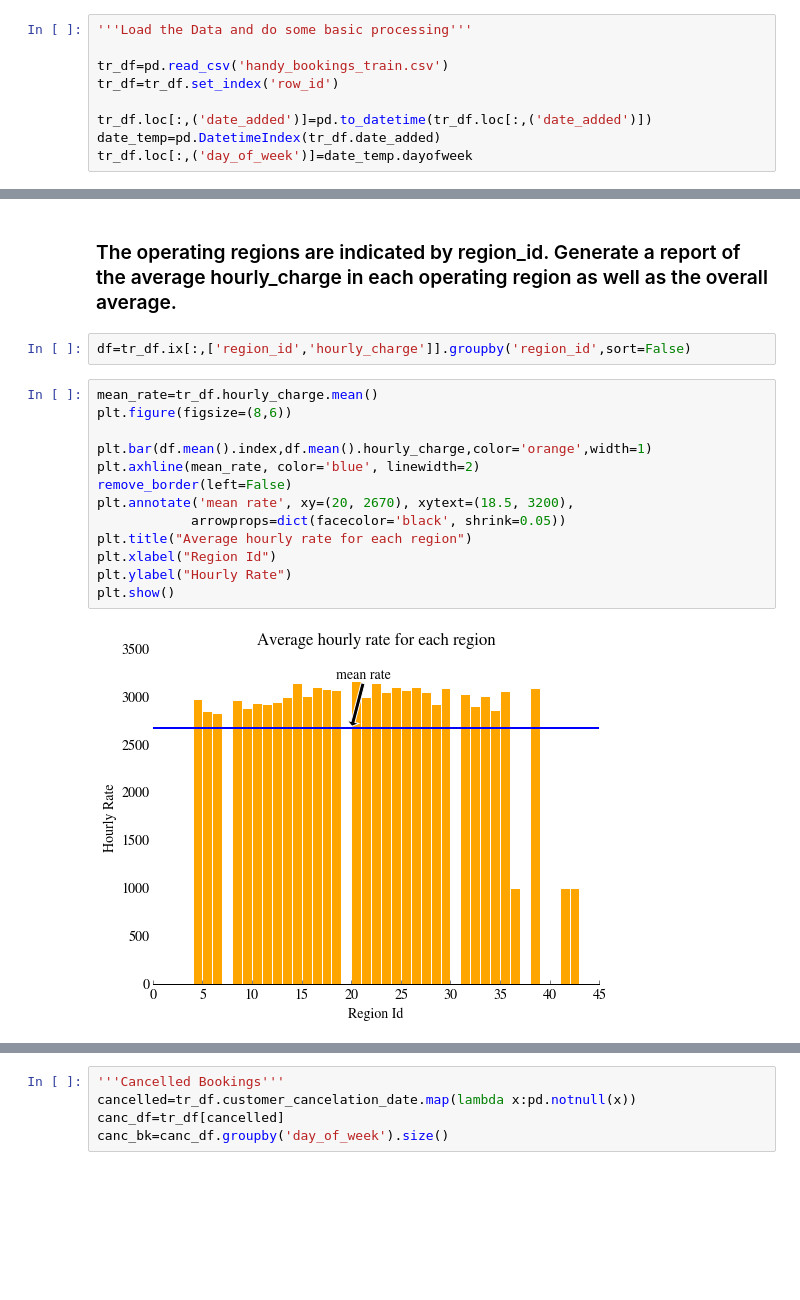
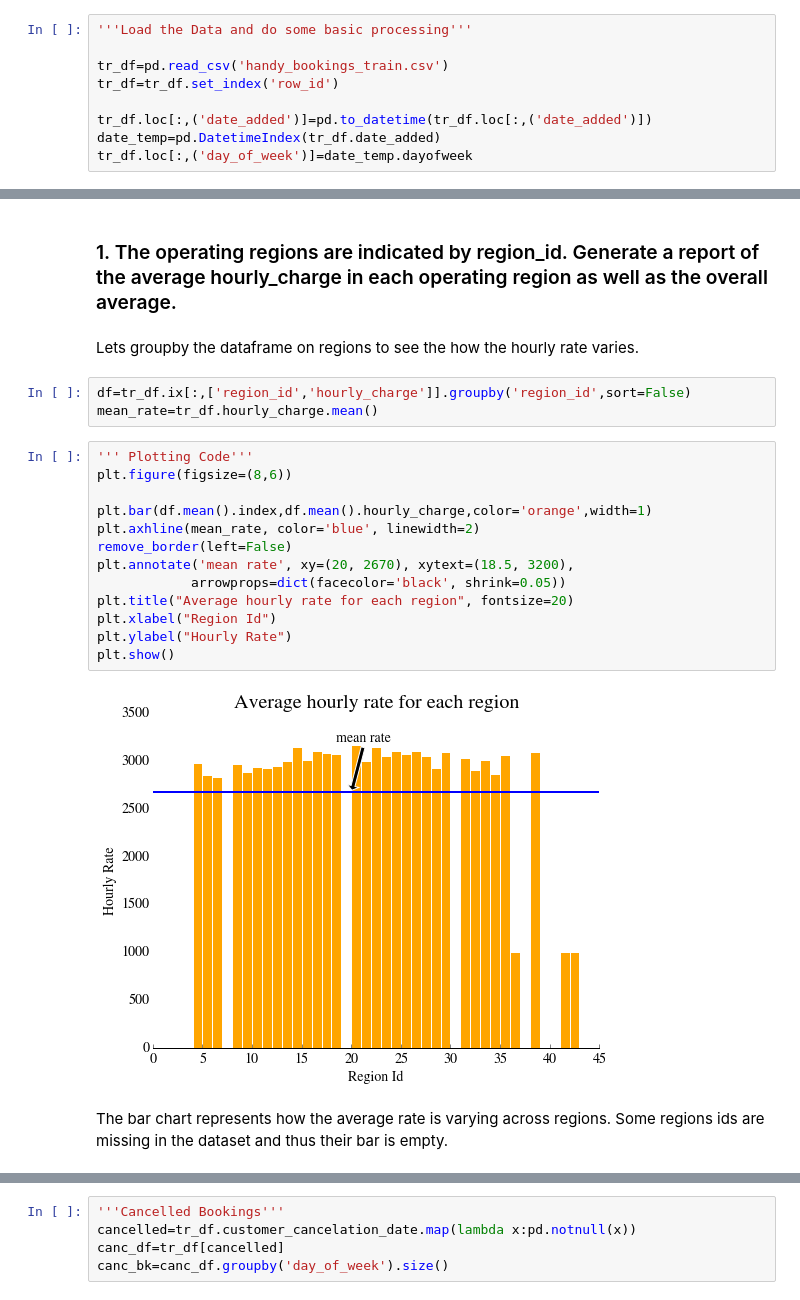
Before and after one commit to asa88/DataExploration, a Jupyter notebook: handy_challenge.ipynb, the cells around one changed output, grey strips where cells are left out. Drawn from its saved outputs; the diff is of its cells as text; blank space fills up the shorter version.

```diff
--- a/handy_challenge.ipynb
+++ b/handy_challenge.ipynb
@@ -62,22 +66,27 @@ def remove_border(axes=None, top=False, right=False, left=True, bottom=True):
     if right:
         ax.yaxis.tick_right()
 # %% [markdown]
-### The operating regions are indicated by region_id. Generate a report of the average hourly_charge in each operating region as well as the overall average.
+### 1. The operating regions are indicated by region_id. Generate a report of the average hourly_charge in each operating region as well as the overall average.
+# %% [markdown]
+Lets groupby the dataframe on regions to see the how the hourly rate varies.
 # %%
 df=tr_df.ix[:,['region_id','hourly_charge']].groupby('region_id',sort=False)
+mean_rate=tr_df.hourly_charge.mean()
 # %%
-mean_rate=tr_df.hourly_charge.mean()
+''' Plotting Code'''
 plt.figure(figsize=(8,6))
 
 plt.bar(df.mean().index,df.mean().hourly_charge,color='orange',width=1)
 plt.axhline(mean_rate, color='blue', linewidth=2)
 remove_border(left=False)
 plt.annotate('mean rate', xy=(20, 2670), xytext=(18.5, 3200),
             arrowprops=dict(facecolor='black', shrink=0.05))
-plt.title("Average hourly rate for each region")
+plt.title("Average hourly rate for each region", fontsize=20)
 plt.xlabel("Region Id")
 plt.ylabel("Hourly Rate")
 plt.show()
 # %% [output]
-[figure, old version]
+[figure, new version]
+# %% [markdown]
+The bar chart represents how the average rate is varying across regions. Some regions ids are missing in the dataset and thus their bar is empty.
 # %% [markdown]
```
Also changed, not shown: parts of 34 cells of this notebook.
